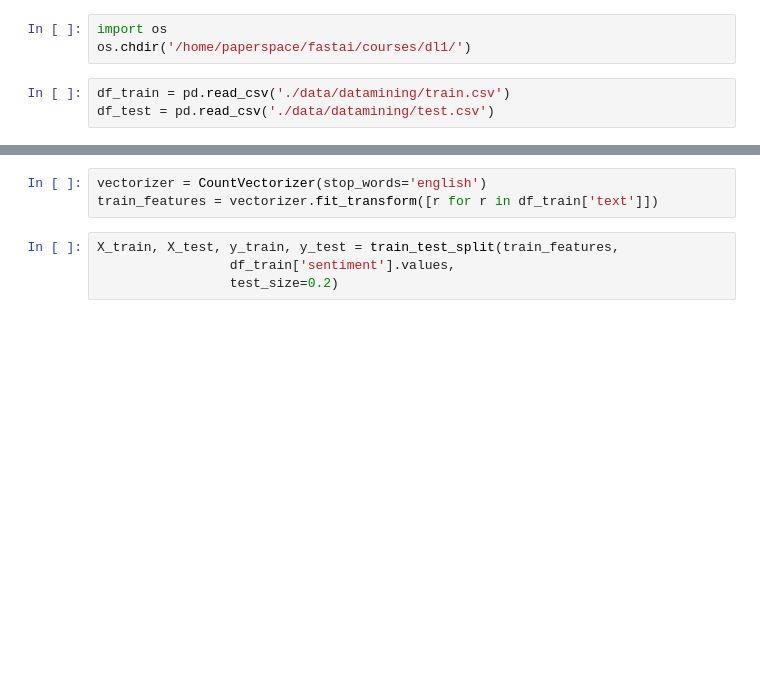
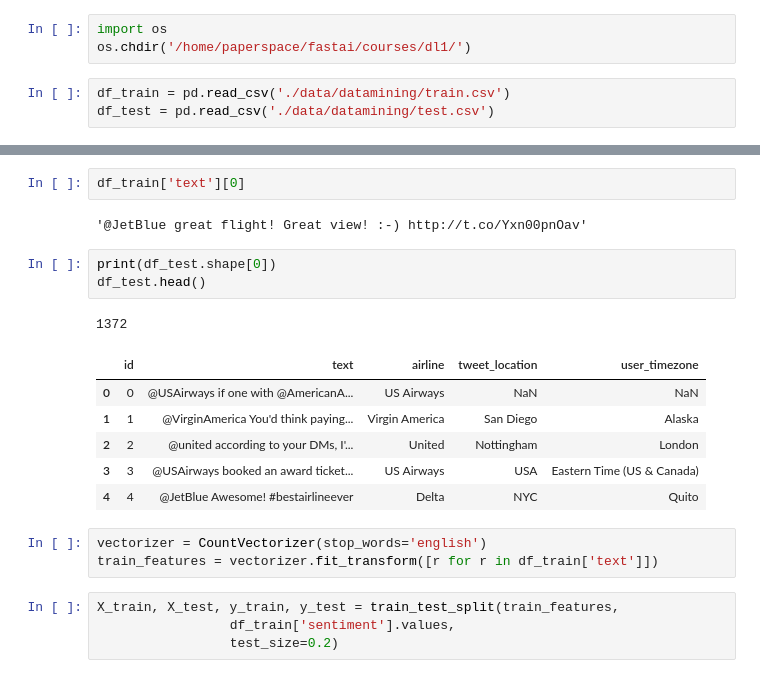
Before and after one commit to ngoduyvu/FastAI_Vu, a Jupyter notebook: Compare model.ipynb, the cells around one changed output, grey strips where cells are left out. Cells and saved outputs as stored; diff of their text form; blank space fills up the shorter version.

```diff
--- a/Compare model.ipynb
+++ b/Compare model.ipynb
@@ -25,3 +28,18 @@ df_train.head()
+# %%
+df_train['text'][0]
+# %% [output]
+'@JetBlue great flight! Great view! :-) http://t.co/Yxn00pnOav'
+# %%
+print(df_test.shape[0])
+df_test.head()
+# %% [output]
+1372
+|  | id | text | airline | tweet_location | user_timezone |
+| 0 | 0 | @USAirways if one with @AmericanA... | US Airways | NaN | NaN |
+| 1 | 1 | @VirginAmerica You'd think paying... | Virgin America | San Diego | Alaska |
+| 2 | 2 | @united according to your DMs, I'... | United | Nottingham | London |
+| 3 | 3 | @USAirways booked an award ticket... | US Airways | USA | Eastern Time (US & Canada) |
+| 4 | 4 | @JetBlue Awesome! #bestairlineever | Delta | NYC | Quito |
 # %%
 vectorizer = CountVectorizer(stop_words='english')
 train_features = vectorizer.fit_transform([r for r in df_train['text']])
```
Also changed, not shown: parts of 44 cells of this notebook.
